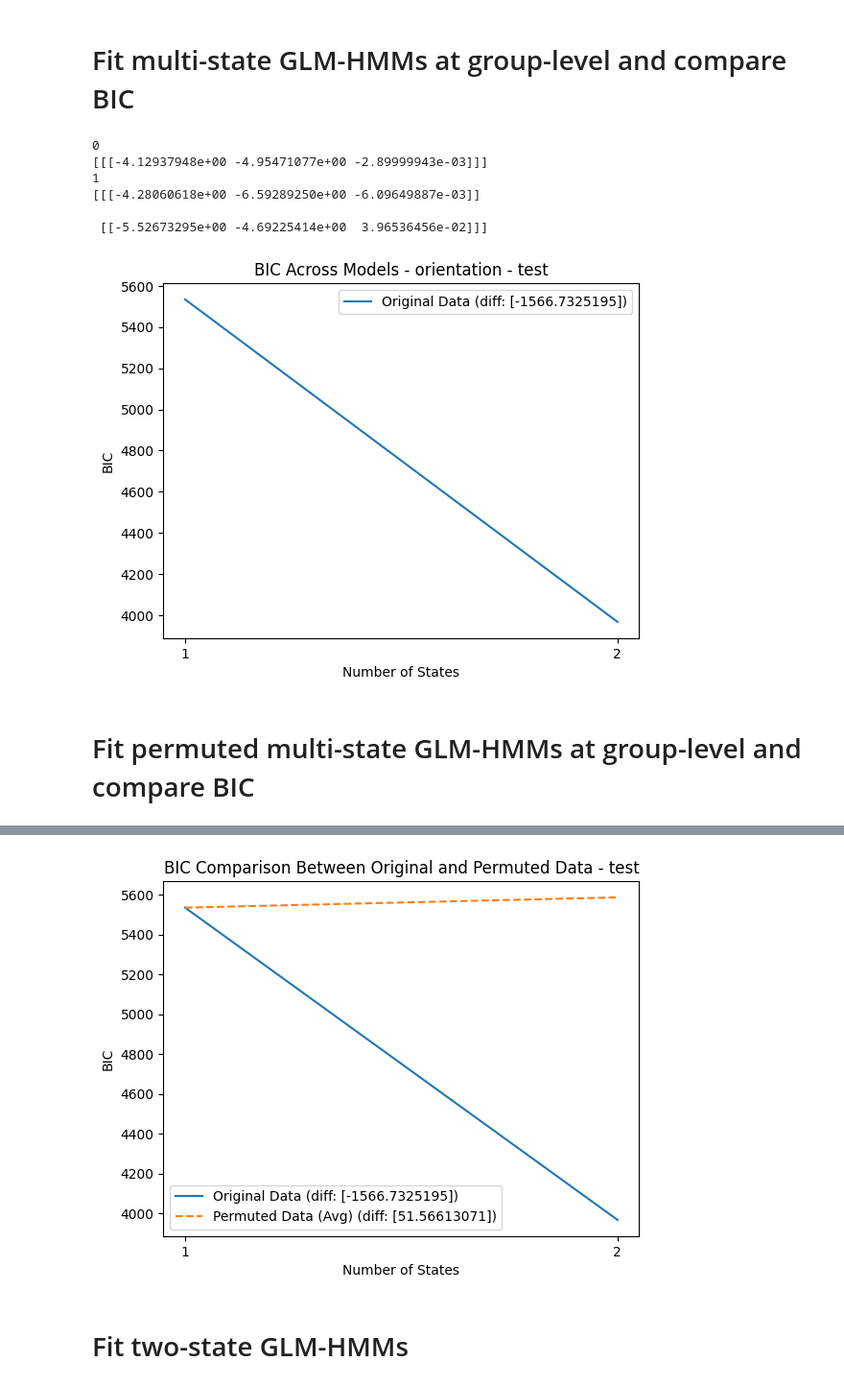
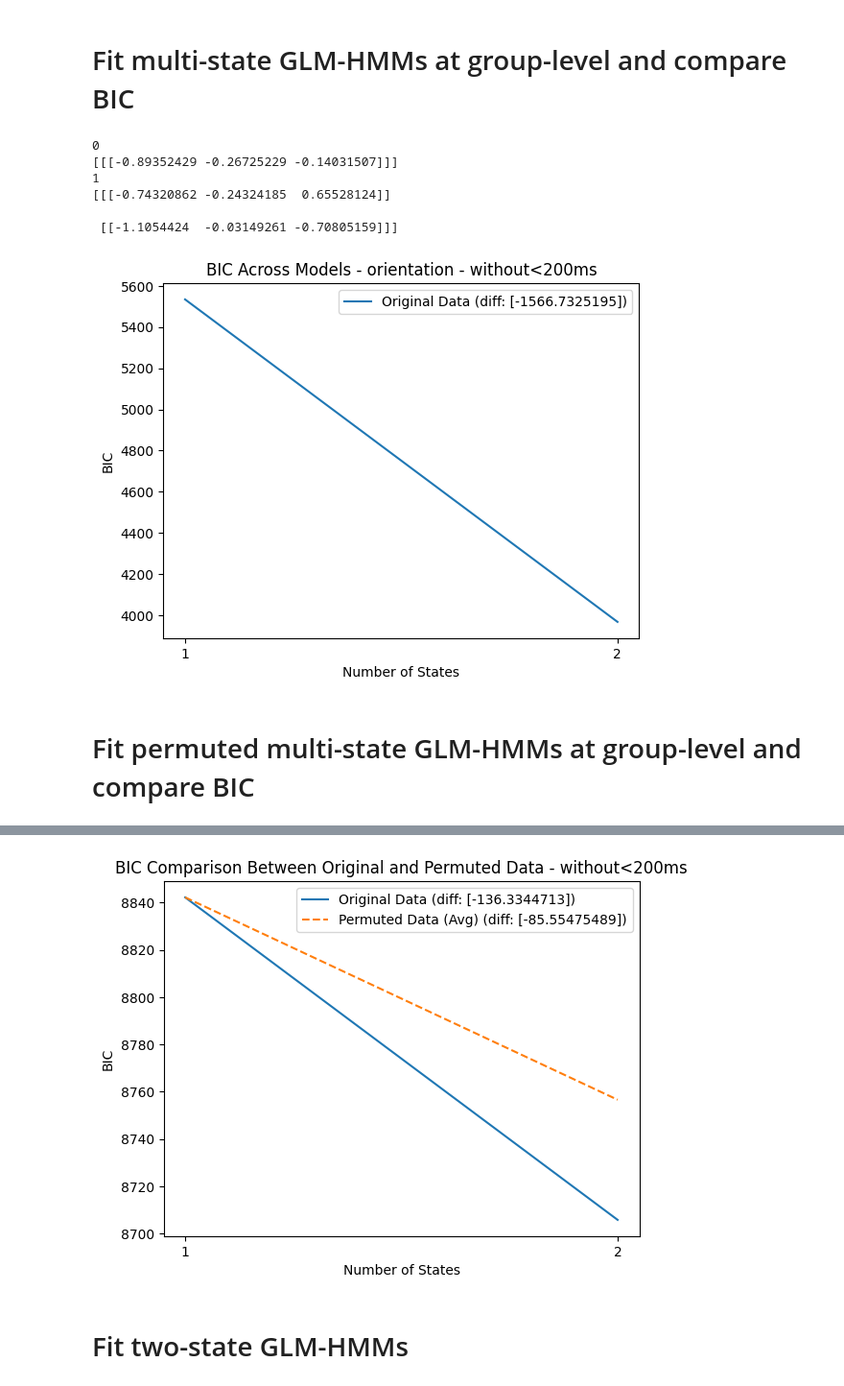
Before and after one commit to cocoltre/Visual-Perception, a Jupyter notebook: GLM_HMM_predictive_templates.ipynb, the cells around one changed output, grey strips where cells are left out. Shown at 96% size. Drawn from its saved outputs; the diff is of its cells as text; code cells hidden in the pictures.

Commit message:
experiment without isi_ms < 200 ms

```diff
--- a/GLM_HMM_predictive_templates.ipynb
+++ b/GLM_HMM_predictive_templates.ipynb
@@ -130,18 +130,21 @@ plt.show()
 # %%
 ### read and data
 dfs = []
-columns_to_keep = ['theta', 'resp', 'block', 'correct']
+#columns_to_keep = ['theta', 'resp', 'block', 'correct']
+columns_to_keep = ['theta', 'resp', 'block', 'correct', 'isi_ms']
+
 n = 6 #number of participants
 
 for i in range (n):
-    df = {}
-    df[i+1] = pd.read_csv(f'{root_dir}/Data/00{i+1}/00{i+1}.csv')[columns_to_keep]
-    df[i+1]['ID'] = i+1
-    df[i+1]['prev_resp'] = df[i+1].groupby('block')['resp'].shift(1, fill_value=0)
-    dfs.append(df[i+1])
+    df = pd.read_csv(f'{root_dir}/Data/00{i+1}/00{i+1}.csv')[columns_to_keep]
+    df['ID'] = i+1
+    df.loc[df['isi_ms'] < 200, 'resp'] = 0
+    df['prev_resp'] = df.groupby('block')['resp'].shift(1, fill_value=0)
+    df = df[df['isi_ms'] >= 200]
+    dfs.append(df)
 
 final_df = pd.concat(dfs, ignore_index=True)
-final_df = final_df[['ID', 'block', 'theta', 'prev_resp', 'resp', 'correct']]
+final_df = final_df[['ID', 'block', 'theta', 'prev_resp', 'resp', 'correct', 'isi_ms']]
 final_df['resp'] = final_df['resp'].replace(-1, 0)
 final_df['theta'] = final_df['theta'].replace(-45, -1)
 final_df['theta'] = final_df['theta'].replace(45, 1)
@@ -302,7 +306,7 @@ for state_idx in range(max_num_states):
     new_BIC = np.log(np.size(flattened_choices))*n_total_params - 2*compare_glmhmm.log_likelihood(choices, inputs=inpts)
 
     if save_data:
-        pd.DataFrame(np.append(new_BIC, np.concatenate(compare_glmhmm.observations.params))).to_csv(root_dir + '/HMM/with006/Full_model_outcome_states_' + str(state_idx + 1) + '.csv', index = False)
+        pd.DataFrame(np.append(new_BIC, np.concatenate(compare_glmhmm.observations.params))).to_csv(root_dir + '/HMM/without200ms/Full_model_outcome_states_' + str(state_idx + 1) + '.csv', index = False)
 
     BIC = np.append(BIC, new_BIC)
     print(compare_glmhmm.observations.params)
@@ -311,28 +315,28 @@ df_BIC = pd.DataFrame({'BIC': BIC, 'num_states': np.arange(max_num_states) + 1})
 
 
 if save_data:
-    df_BIC.to_csv(root_dir + '/HMM/test_model/BIC_across_models.csv', index = False)
+    df_BIC.to_csv(root_dir + '/HMM/without200ms/BIC_across_models.csv', index = False)
 # %% [output]
 0
-[[[-4.12937948e+00 -4.95471077e+00 -2.89999943e-03]]]
+[[[-0.89352429 -0.26725229 -0.14031507]]]
 1
-[[[-4.28060618e+00 -6.59289250e+00 -6.09649887e-03]]
+[[[-0.74320862 -0.24324185  0.65528124]]
 
- [[-5.52673295e+00 -4.69225414e+00  3.96536456e-02]]]
+ [[-1.1054424  -0.03149261 -0.70805159]]]
 # %%
 df_BIC = pd.read_csv(root_dir + '/HMM/test_model/BIC_across_models.csv')
 bic_diff = np.diff(df_BIC.BIC)
 
 plt.plot(df_BIC['num_states'], df_BIC['BIC'], label=f'Original Data (diff: {bic_diff})')
-plt.title('BIC Across Models - orientation - test')
+plt.title('BIC Across Models - orientation - without<200ms')
 plt.xlabel('Number of States')
 plt.ylabel('BIC')
 plt.legend()
 plt.xticks([1, 2])
-plt.savefig(root_dir + '/plots/test_model/BIC_across_models_orientation.png', bbox_inches='tight')
+plt.savefig(root_dir + '/plots/without200ms/BIC_across_models_orientation.png', bbox_inches='tight')
 plt.show()
 # %% [output]
-[figure, old version]
+[figure, new version]
 # %% [markdown]
 # Fit permuted multi-state GLM-HMMs at group-level and compare BIC
 # %%
@@ -392,21 +396,21 @@ Permutation 99, State 1
 # %%
 # Average BIC across permutations
 df_BIC_permuted_avg = df_BIC_permuted.groupby('state_idx').agg({'BIC': 'mean'}).reset_index()
 bic_diff = np.diff(df_BIC['BIC'])
 bic_diff_permuted = np.diff(df_BIC_permuted_avg['BIC'])
 
 # Plotting
 plt.plot(df_BIC['num_states'], df_BIC['BIC'], label=f'Original Data (diff: {bic_diff})')
 plt.plot(df_BIC_permuted_avg['state_idx'], df_BIC_permuted_avg['BIC'], label=f'Permuted Data (Avg) (diff: {bic_diff_permuted})', linestyle='--')
 plt.xlabel('Number of States')
 plt.ylabel('BIC')
 plt.legend()
-plt.title('BIC Comparison Between Original and Permuted Data - test')
+plt.title('BIC Comparison Between Original and Permuted Data - without<200ms')
 plt.xticks([1, 2])
-plt.savefig(root_dir + '/plots/test_model/BIC_comparison_orientation.png', bbox_inches='tight')
+plt.savefig(root_dir + '/plots/without200ms/BIC_comparison_orientation.png', bbox_inches='tight')
 plt.show()
 # %% [output]
-[figure, old version]
+[figure, new version]
 # %% [markdown]
 # Fit two-state GLM-HMMs
 # %%
```
Also changed, not shown: parts of 16 cells of this notebook, 28 other files.
